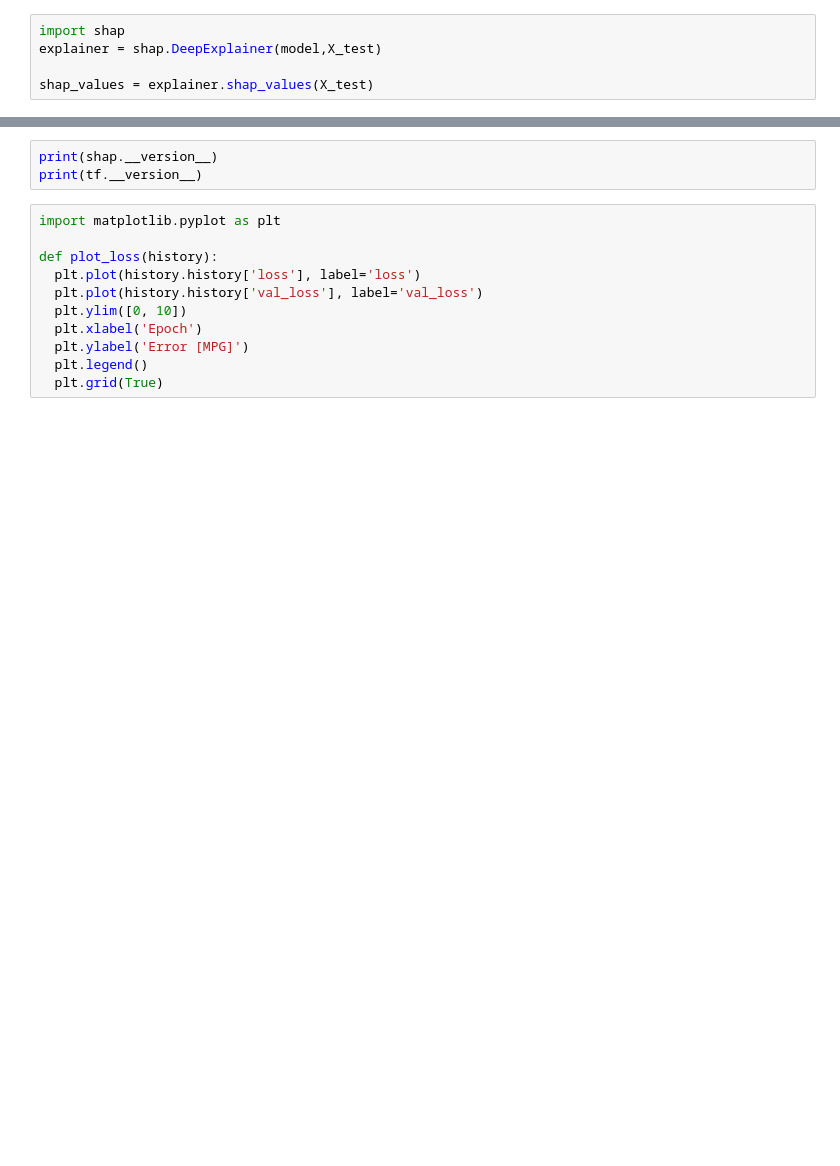
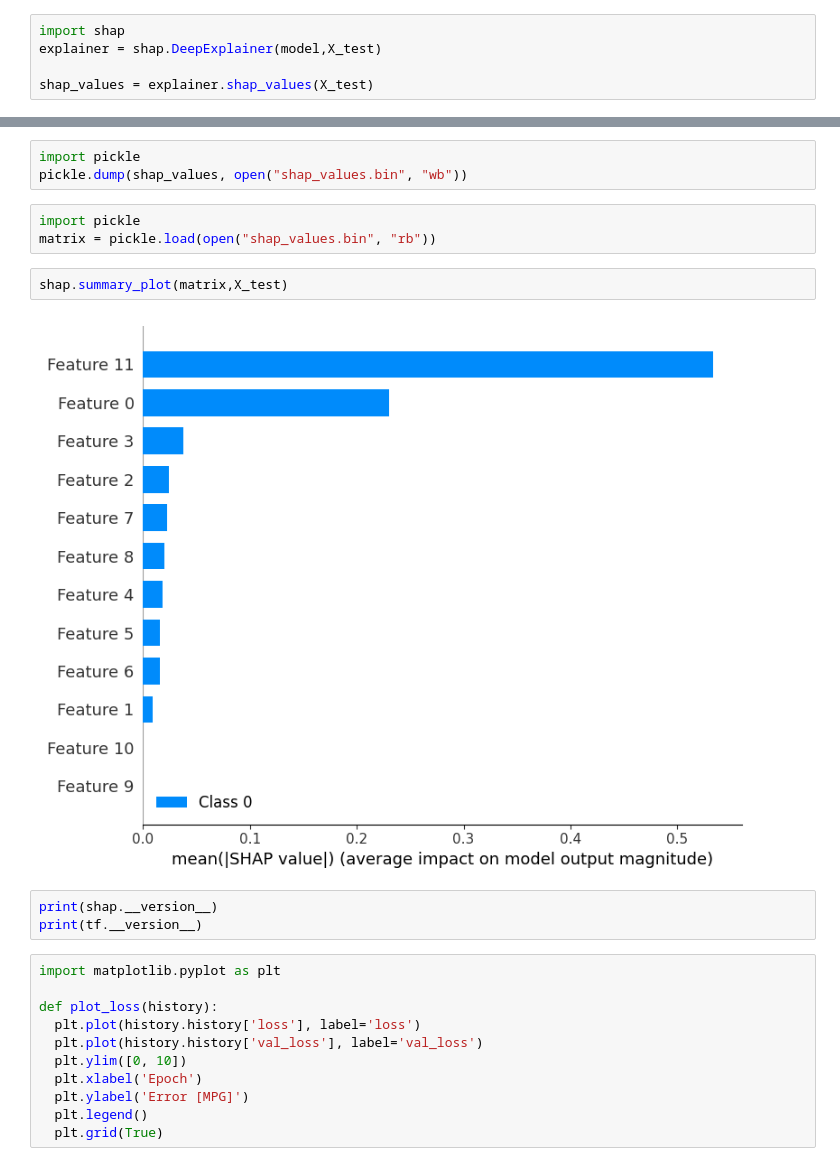
Before and after one commit to Tenergai/challenge-3, a Jupyter notebook: Generation Prediction DNN/DNN Regression.ipynb, the cells around one changed output, grey strips where cells are left out. Cells and saved outputs as stored; diff of their text form; blank space fills up the shorter version.

Commit message:
saving shap values to a bin file

```diff
--- a/Generation Prediction DNN/DNN Regression.ipynb
+++ b/Generation Prediction DNN/DNN Regression.ipynb
@@ -349,3 +376,13 @@ shap.summary_plot(shap_values,X_test)
+# %%
+import pickle
+pickle.dump(shap_values, open("shap_values.bin", "wb"))
+# %%
+import pickle
+matrix = pickle.load(open("shap_values.bin", "rb"))
+# %%
+shap.summary_plot(matrix,X_test)
+# %% [output]
+[figure, added]
 # %%
 print(shap.__version__)
 print(tf.__version__)
```
Also changed, not shown: parts of 4 cells of this notebook, 3 other files.
